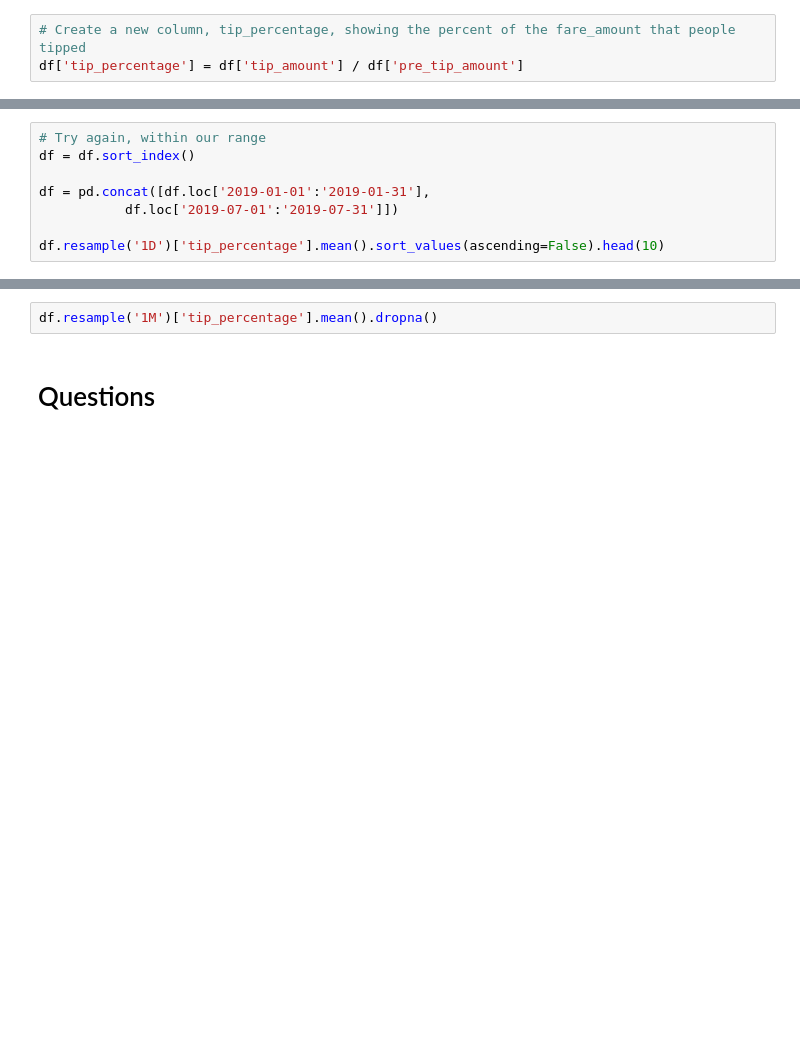
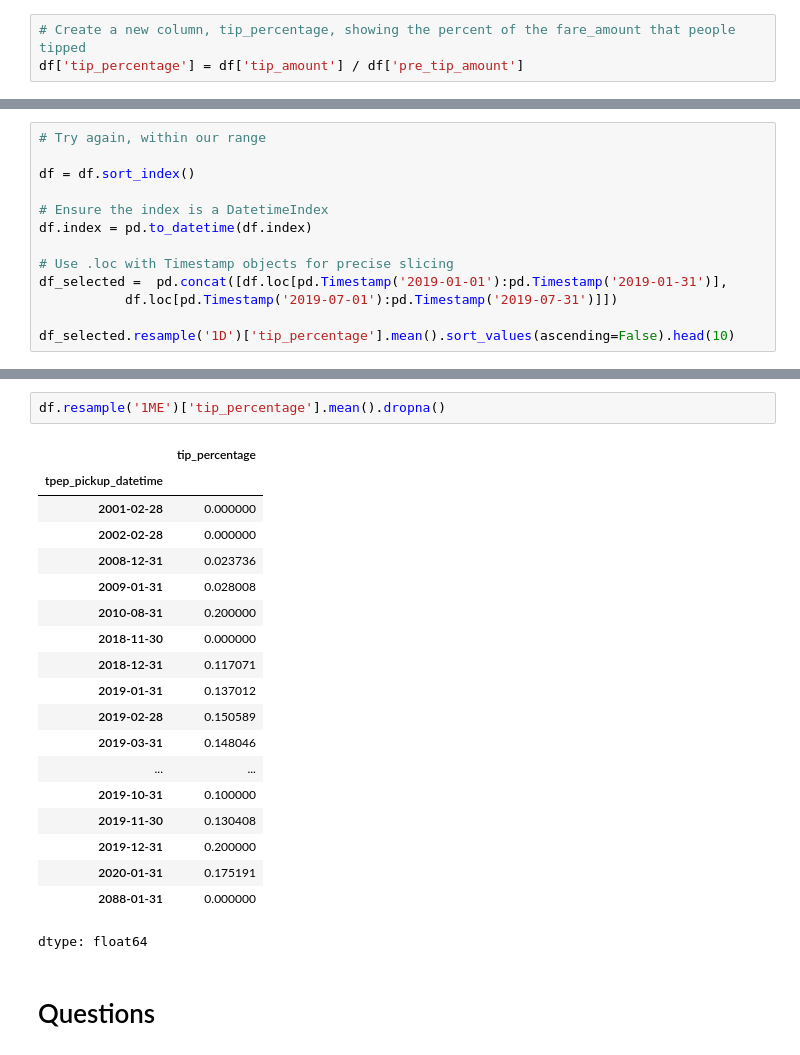
Before and after one commit to Christelleelkhoury/AAI614_-ElKhoury-, a Jupyter notebook: Week 2/Notebook2.6.ipynb, the cells around one changed output, grey strips where cells are left out. Saved outputs shown, nothing was run; the diff lists cells and outputs as text; blank space fills up the shorter version.

```diff
--- a/Week 2/Notebook2.6.ipynb
+++ b/Week 2/Notebook2.6.ipynb
@@ -80,8 +193,13 @@ df.resample('1D')['tip_percentage'].mean().sort_values(ascending=False).head(10)
 # %%
 # Try again, within our range
+
 df = df.sort_index()
 
-df = pd.concat([df.loc['2019-01-01':'2019-01-31'],
-           df.loc['2019-07-01':'2019-07-31']])
+# Ensure the index is a DatetimeIndex
+df.index = pd.to_datetime(df.index)
 
-df.resample('1D')['tip_percentage'].mean().sort_values(ascending=False).head(10)
+# Use .loc with Timestamp objects for precise slicing
+df_selected =  pd.concat([df.loc[pd.Timestamp('2019-01-01'):pd.Timestamp('2019-01-31')],
+           df.loc[pd.Timestamp('2019-07-01'):pd.Timestamp('2019-07-31')]])
+
+df_selected.resample('1D')['tip_percentage'].mean().sort_values(ascending=False).head(10)
@@ -88,5 +220,25 @@ df.resample('1D')['tip_percentage'].mean().sort_values(ascending=False).head(10)
 # %%
-df.resample('1M')['tip_percentage'].mean().dropna()
+df.resample('1ME')['tip_percentage'].mean().dropna()
+# %% [output]
+|  | tip_percentage |
+| tpep_pickup_datetime |  |
+| 2001-02-28 | 0.000000 |
+| 2002-02-28 | 0.000000 |
+| 2008-12-31 | 0.023736 |
+| 2009-01-31 | 0.028008 |
+| 2010-08-31 | 0.200000 |
+| 2018-11-30 | 0.000000 |
+| 2018-12-31 | 0.117071 |
+| 2019-01-31 | 0.137012 |
+| 2019-02-28 | 0.150589 |
+| 2019-03-31 | 0.148046 |
+| ... | ... |
+| 2019-10-31 | 0.100000 |
+| 2019-11-30 | 0.130408 |
+| 2019-12-31 | 0.200000 |
+| 2020-01-31 | 0.175191 |
+| 2088-01-31 | 0.000000 |
+dtype: float64
 # %% [markdown]
 # Questions
 # %% [markdown]
```
Also changed, not shown: parts of 11 cells of this notebook.
